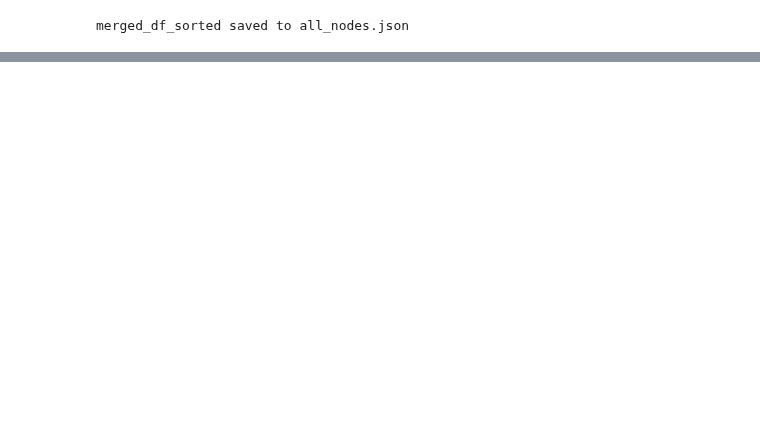
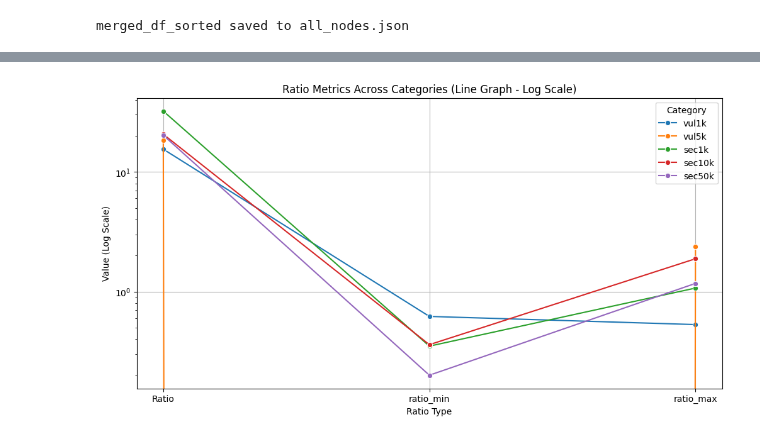
Before and after one commit to markajbell/BH, a Jupyter notebook: Stats_all.ipynb, the cells around one changed output, grey strips where cells are left out. Saved outputs shown, nothing was run; the diff lists cells and outputs as text; code cells hidden in the pictures; blank space fills up the shorter version.

```diff
--- a/Stats_all.ipynb
+++ b/Stats_all.ipynb
@@ -167,0 +227,6 @@ merged_df_sorted saved to all_nodes.json
+# %%
+# Drop the original 'vul1k' and 'values' columns
+df_vul1k = df_vul1k.drop(columns=['vul1k', 'values'])
+
+# Display the updated DataFrame
+display(df_vul1k)
@@ -167,0 +236,9 @@ merged_df_sorted saved to all_nodes.json
+# %%
+# Select the relevant columns and transpose the DataFrame
+df_vul1k_transposed = df_vul1k[['Ratio', 'ratio_min', 'ratio_max']].T
+
+# Rename the column header to 'vul1k'
+df_vul1k_transposed.columns = ['vul1k']
+
+# Display the transformed DataFrame
+display(df_vul1k_transposed)
@@ -167,0 +393,5 @@ merged_df_sorted saved to all_nodes.json
+# %%
+merged_ratios_df = pd.concat([df_vul1k_transposed, df_vul5k_transposed, df_sec1k_transposed, df_sec10k_transposed, df_sec50k_transposed], axis=1)
+
+# Display the merged DataFrame
+display(merged_ratios_df)
@@ -167,0 +417,25 @@ merged_df_sorted saved to all_nodes.json
+# %%
+import seaborn as sns
+import matplotlib.pyplot as plt
+
+# Reset the index to make 'Ratio', 'ratio_min', and 'ratio_max' a column
+merged_ratios_df_reset = merged_ratios_df.reset_index()
+
+# Melt the DataFrame to long format for easier plotting
+merged_ratios_melted = merged_ratios_df_reset.melt(id_vars='index', var_name='Category', value_name='Value')
+
+# Create a line graph with a logarithmic y-axis
+plt.figure(figsize=(12, 6))
+sns.lineplot(x='index', y='Value', hue='Category', data=merged_ratios_melted, marker='o')
+plt.title('Ratio Metrics Across Categories (Line Graph - Log Scale)')
+plt.xlabel('Ratio Type')
+plt.ylabel('Value (Log Scale)')
+plt.yscale('log') # Set y-axis to logarithmic scale
+plt.grid(True)
+
+# Save the plot as a PNG file
+plt.savefig('ratio_plot.png')
+
+plt.show()
+# %% [output]
+[figure, added]
```
Also changed, not shown: parts of 22 cells of this notebook.
